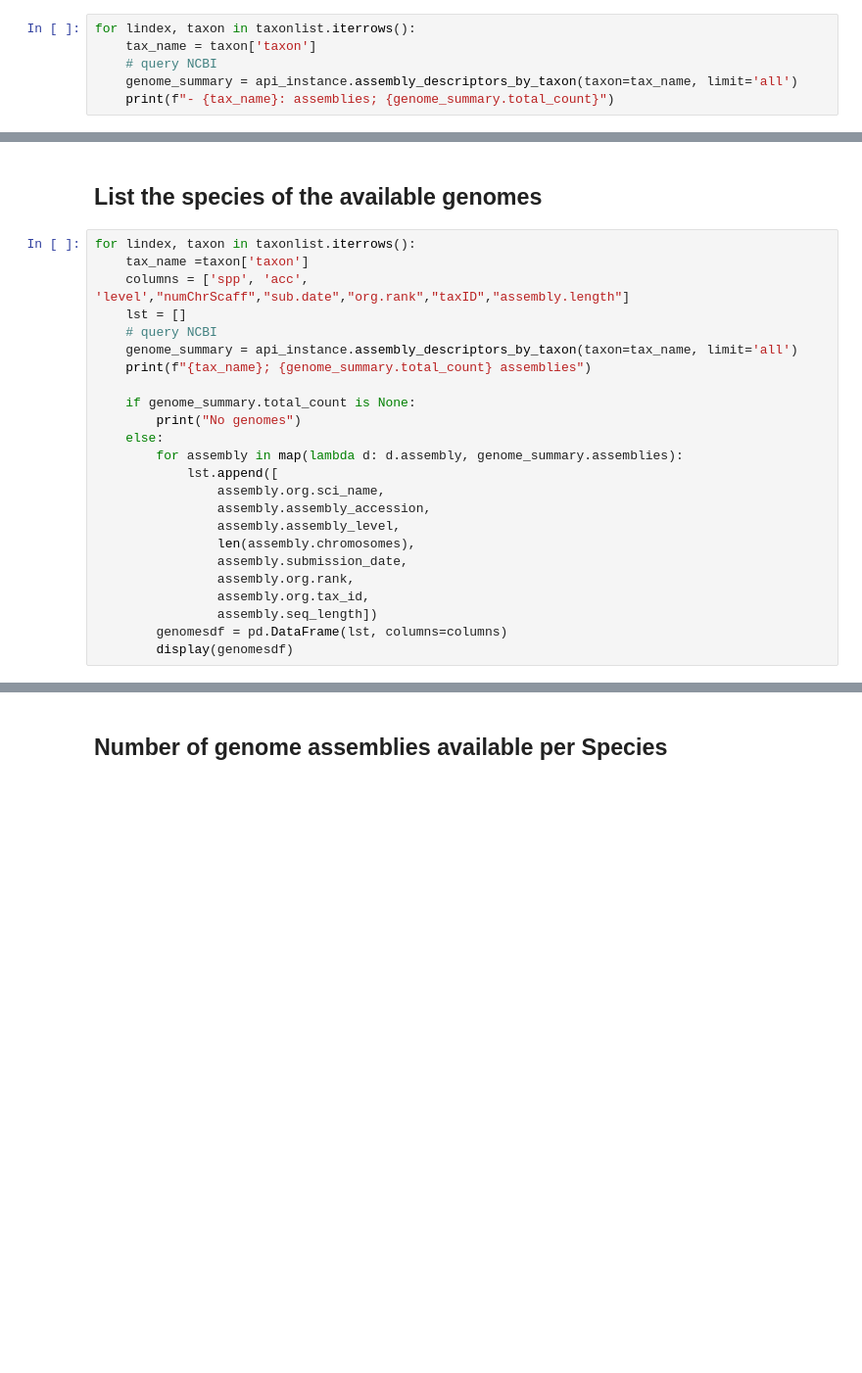
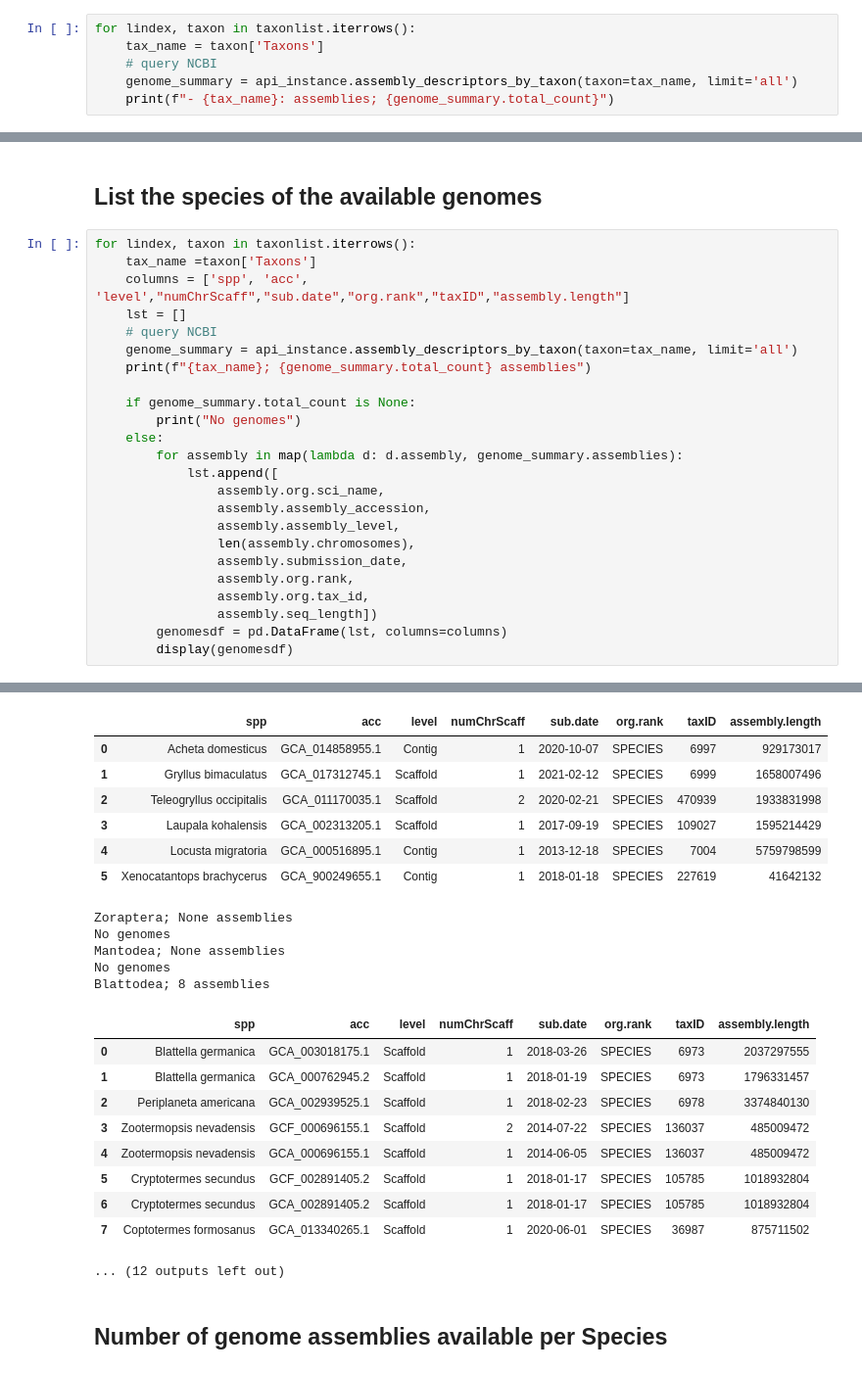
Before and after one commit to guillemylla/Number_genomes_available_in_NCBI, a Jupyter notebook: Get_Available_Genomes_by_lienage.ipynb, the cells around one changed output, grey strips where cells are left out. Shown: that part at 98% size. Cells and saved outputs as stored; diff of their text form; blank space fills up the shorter version.

```diff
--- a/Get_Available_Genomes_by_lienage.ipynb
+++ b/Get_Available_Genomes_by_lienage.ipynb
@@ -33,7 +44,7 @@ FileNotFoundError: [Errno 2] No such file or directory: 'taxons_to_check.txt'
 - I species might have more than 1 assmbly
 # %%
 for lindex, taxon in taxonlist.iterrows():
-    tax_name = taxon['taxon']
+    tax_name = taxon['Taxons']
     # query NCBI
     genome_summary = api_instance.assembly_descriptors_by_taxon(taxon=tax_name, limit='all')
     print(f"- {tax_name}: assemblies; {genome_summary.total_count}")
@@ -41,7 +70,7 @@ for lindex, taxon in taxonlist.iterrows():
 ## List the species of the available genomes
 # %%
 for lindex, taxon in taxonlist.iterrows():
-    tax_name =taxon['taxon']
+    tax_name =taxon['Taxons']
     columns = ['spp', 'acc', 'level',"numChrScaff","sub.date","org.rank","taxID","assembly.length"]
     lst = []
     # query NCBI
@@ -63,3 +92,4 @@ for lindex, taxon in taxonlist.iterrows():
                 assembly.seq_length])
         genomesdf = pd.DataFrame(lst, columns=columns)
         display(genomesdf)
+# %% [output]
@@ -66,3 +115,25 @@ for lindex, taxon in taxonlist.iterrows():
+|  | spp | acc | level | numChrScaff | sub.date | org.rank | taxID | assembly.length |
+| 0 | Acheta domesticus | GCA_014858955.1 | Contig | 1 | 2020-10-07 | SPECIES | 6997 | 929173017 |
+| 1 | Gryllus bimaculatus | GCA_017312745.1 | Scaffold | 1 | 2021-02-12 | SPECIES | 6999 | 1658007496 |
+| 2 | Teleogryllus occipitalis | GCA_011170035.1 | Scaffold | 2 | 2020-02-21 | SPECIES | 470939 | 1933831998 |
+| 3 | Laupala kohalensis | GCA_002313205.1 | Scaffold | 1 | 2017-09-19 | SPECIES | 109027 | 1595214429 |
+| 4 | Locusta migratoria | GCA_000516895.1 | Contig | 1 | 2013-12-18 | SPECIES | 7004 | 5759798599 |
+| 5 | Xenocatantops brachycerus | GCA_900249655.1 | Contig | 1 | 2018-01-18 | SPECIES | 227619 | 41642132 |
+Zoraptera; None assemblies
+No genomes
+Mantodea; None assemblies
+No genomes
+Blattodea; 8 assemblies
+|  | spp | acc | level | numChrScaff | sub.date | org.rank | taxID | assembly.length |
+| 0 | Blattella germanica | GCA_003018175.1 | Scaffold | 1 | 2018-03-26 | SPECIES | 6973 | 2037297555 |
+| 1 | Blattella germanica | GCA_000762945.2 | Scaffold | 1 | 2018-01-19 | SPECIES | 6973 | 1796331457 |
+| 2 | Periplaneta americana | GCA_002939525.1 | Scaffold | 1 | 2018-02-23 | SPECIES | 6978 | 3374840130 |
+| 3 | Zootermopsis nevadensis | GCF_000696155.1 | Scaffold | 2 | 2014-07-22 | SPECIES | 136037 | 485009472 |
+| 4 | Zootermopsis nevadensis | GCA_000696155.1 | Scaffold | 1 | 2014-06-05 | SPECIES | 136037 | 485009472 |
+| 5 | Cryptotermes secundus | GCF_002891405.2 | Scaffold | 1 | 2018-01-17 | SPECIES | 105785 | 1018932804 |
+| 6 | Cryptotermes secundus | GCA_002891405.2 | Scaffold | 1 | 2018-01-17 | SPECIES | 105785 | 1018932804 |
+| 7 | Coptotermes formosanus | GCA_013340265.1 | Scaffold | 1 | 2020-06-01 | SPECIES | 36987 | 875711502 |
+... (12 outputs left out)
 # %% [markdown]
 ## Number of genome assemblies available per Species
 # %%
```
Also changed, not shown: parts of 6 cells of this notebook.
